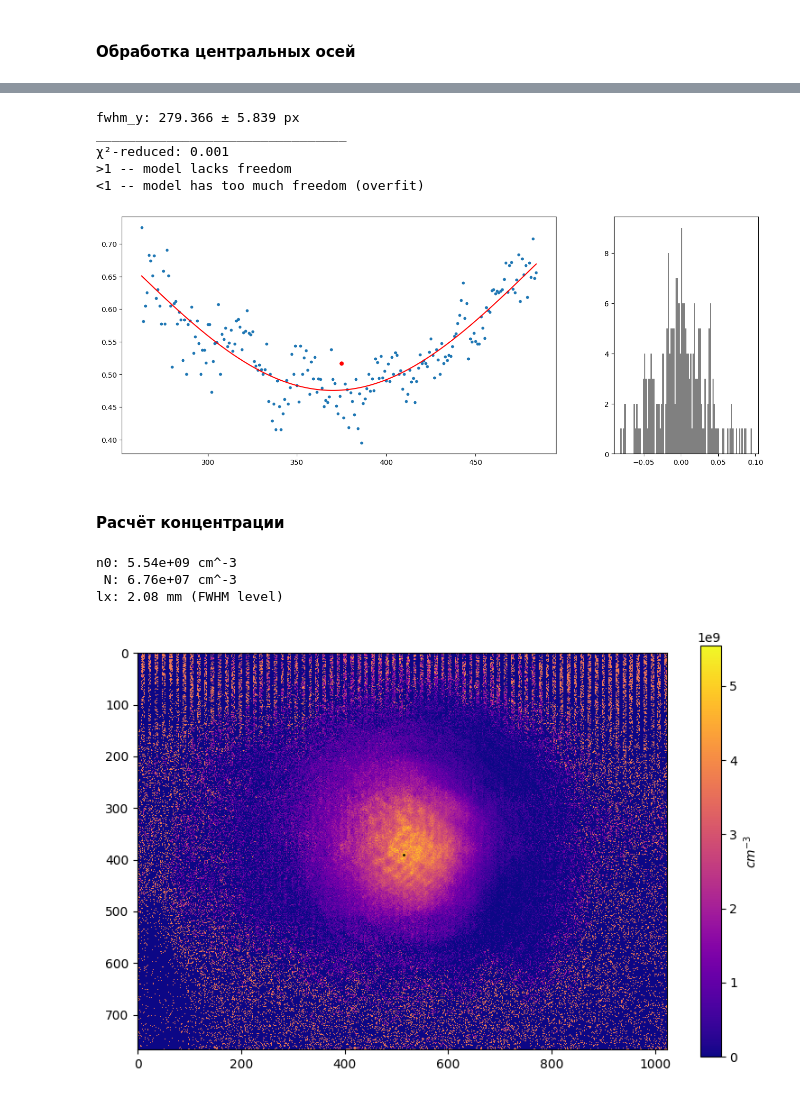
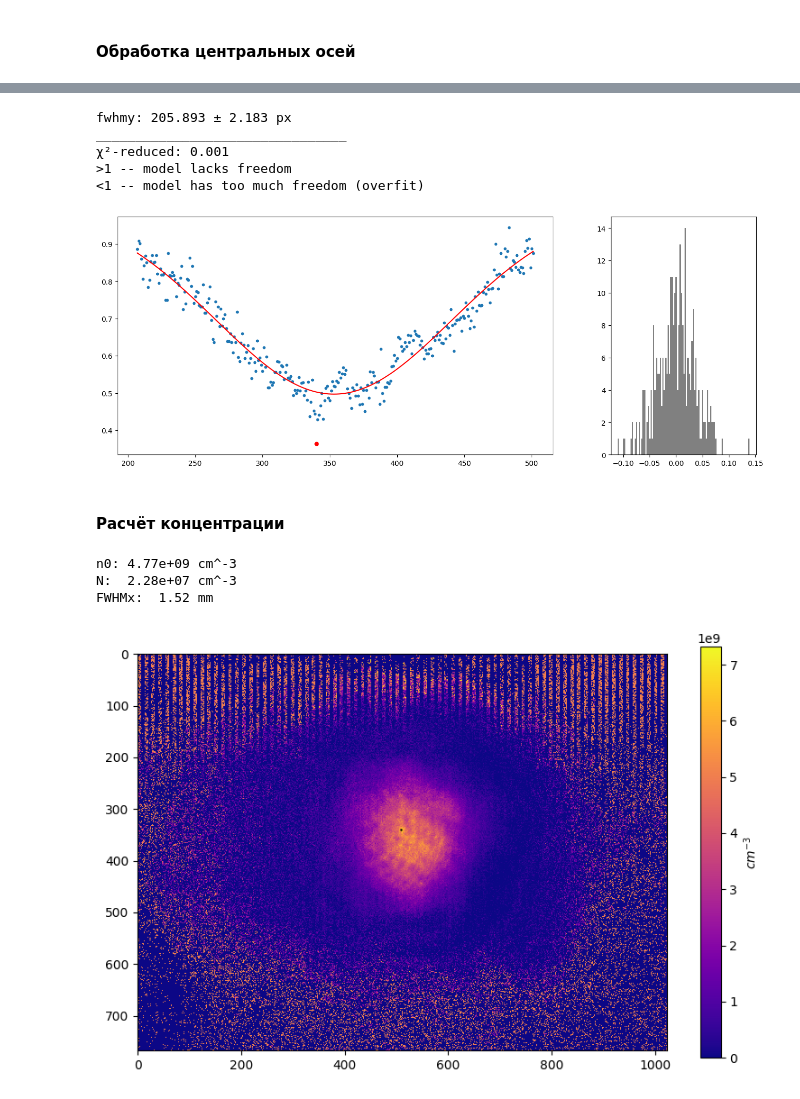
Before and after one commit to chekhyr/AbIm-soft, a Jupyter notebook: AI_Calcium.ipynb, the cells around one changed output, grey strips where cells are left out. Drawn from its saved outputs; the diff is of its cells as text; code cells hidden in the pictures.

```diff
--- a/AI_Calcium.ipynb
+++ b/AI_Calcium.ipynb
@@ -27,13 +27,13 @@ K_abs = 0.0008332755449029944
 # %% [markdown]
 #### Обработка поглощения
 # %%
-file_abs = "image_5"
+file = "image_0"
 #directory = r"..//" #EXPERIMENTS
 #directory = r"../..//" #desktop
-directory = r"../2025-10-09_densityScan_b=75/d=6.86V//" #EXPERIMENTS
+directory = r"../2025-10-09_densityScan_b=75/d=6.58V//" #EXPERIMENTS
 
 '''Чтение и разбиение файла'''
-img = PIL.Image.open(directory + file_abs + ".tif") #initially a grayscale image
+img = PIL.Image.open(directory + file + ".tif") #initially a grayscale image
 
 shots = []
 try:
@@ -131,8 +122,8 @@ plt.colorbar(shrink=.8)
 # %% [markdown]
 #### Обработка центральных осей
 # %%
-'''Профиль по оси j (для величины w_x)'''
-data = 1-T[ic_abs, j_min:j_max] #без медианного сглаживания шумы слишком сильные, чтобы сигнал был различим
+'''Профиль по оси j (для величины wx)'''
+data = 1-T[ic, j_min:j_max] #без медианного сглаживания шумы слишком сильные, чтобы сигнал был различим
 arg = np.arange(j_min, j_max, 1)
 
 '''Фитирование нормальным распределением'''
@@ -140,23 +131,25 @@ pars = gauss.guess(data, x=arg) #затравочные параметры
 out = gauss.fit(data, pars, x=arg, calc_covar=False)
 
 residuals = data - out.best_fit
-fwhmx_abs = out.params["fwhm"].value
-wx_abs = out.params["sigma"].value
-peak_abs = out.params["height"].value
+wx = out.params["sigma"].value
+fwhmx = out.params["fwhm"].value
+peak = 1-out.params["height"].value
 
-print("fwhm_x: %.3f ± %.3f px" % (fwhmx_abs, out.params["fwhm"].stderr)) #stderr соответствует p = 0.68 (1-сигма)
-#print("w_x: %.3f ± %.3f px" % (wx_abs, out.params["sigma"].stderr))
-print("peak absorption: %.3f%% ± %.3f%%" % (peak_abs*100, out.params["height"].stderr*100))
+'''Вывод фитирования'''
+print("fwhmx: %.3f ± %.3f px" % (fwhmx, out.params["fwhm"].stderr)) #stderr соответствует p = 0.68 (1-сигма)
+#print("wx: %.3f ± %.3f px" % (wx, out.params["sigma"].stderr))
+print("peak absorption: %.3f%% ± %.3f%%" % (peak*100, out.params["height"].stderr*100))
 print("________________________________")
 print("χ²-reduced: \033[31m%.3f\033[0m" % out.redchi)
 print(">1 -- model lacks freedom")
 print("<1 -- model has too much freedom (overfit)")
 #print("Fit explains \033[31m%.3f\033[0m%% of data (R² param)" % (out.rsquared*100))
 
+'''Визуализация'''
 fig, ax = plt.subplots(1, 2, gridspec_kw={'width_ratios': [3, 1]}, figsize=(16, 6))
 ax[0].scatter(arg, 1-data, s=10)
 ax[0].plot(arg, 1-out.best_fit, "r-")
-ax[0].plot(jc_abs, 1-data[jc_abs-j_min], 'r.', markersize=10)
+ax[0].plot(jc, 1-data[jc-j_min], 'r.', markersize=10)
 ax[1].hist(residuals.flatten(), bins=100, color="gray")
 plt.show()
 # %% [output]
@@ -170,68 +163,75 @@ ________________________________
 # %%
 '''Профиль по оси i (для величины w_y)'''
-data = 1-T[i_min:i_max, jc_abs]
+data = 1-T[i_min:i_max, jc]
 arg = np.arange(i_min, i_max, 1)
 
 '''Фитирование нормальным распределением'''
 pars = gauss.guess(data, x=arg)
 out = gauss.fit(data, pars, x=arg, calc_covar=False)
 
 residuals = data - out.best_fit
-fwhmy_abs = out.params["fwhm"].value
-wy_abs = out.params["sigma"].value
+wy = out.params["sigma"].value
+fwhmy = out.params["fwhm"].value
 
-print("fwhm_y: %.3f ± %.3f px" % (fwhmy_abs, out.params["fwhm"].stderr))
+'''Вывод фитирования'''
+print("fwhmy: %.3f ± %.3f px" % (fwhmy, out.params["fwhm"].stderr))
 print("________________________________")
 print("χ²-reduced: \033[31m%.3f\033[0m" % out.redchi)
 print(">1 -- model lacks freedom")
 print("<1 -- model has too much freedom (overfit)")
 #print("Fit explains \033[31m%.3f\033[0m%% of data (R² param)" % (out.rsquared*100))
 
+'''Визуализация'''
 fig, ax = plt.subplots(1, 2, gridspec_kw={'width_ratios': [3, 1]}, figsize=(16, 6))
 ax[0].scatter(arg, 1-data, s=10)
 ax[0].plot(arg, 1-out.best_fit, "r-")
-ax[0].plot(ic_abs, 1-data[ic_abs-i_min], 'r.', markersize=10)
+ax[0].plot(ic, 1-data[ic-i_min], 'r.', markersize=10)
 ax[1].hist(residuals.flatten(), bins=100, color="gray")
 plt.show()
 # %% [output]
-fwhm_y: 279.366 ± 5.839 px
+fwhmy: 205.893 ± 2.183 px
 ________________________________
 χ²-reduced: 0.001
 >1 -- model lacks freedom
 <1 -- model has too much freedom (overfit)
-[figure, old version]
+[figure, new version]
 # %% [markdown]
 #### Расчёт концентрации
 # %%
 '''Профиль концентрации атомов n(x, y)'''
-n = -np.log(T)/(np.sqrt(2*np.pi)*wx_abs*K_abs*crossection).astype(np.float32)
-_, n0, _, (j_peak, i_peak) = cv2.minMaxLoc(n, mask=ROI)
+n = -np.log(T)/(np.sqrt(2*np.pi)*wx*K*crossection).astype(np.float32)
 
+'''Порог фильтрации'''
+#_, nm, _, (j_peak, i_peak) = cv2.minMaxLoc(n, mask=ROI)
+nm = -np.log(T[ic, jc])/(np.sqrt(2*np.pi)*wx*K*crossection).astype(np.float32)
+'''Пиковая плотность'''
+n0 = -np.log(peak)/(np.sqrt(2*np.pi)*wx*K*crossection).astype(np.float32)
 '''Число атомов во всём облаке'''
-N = -(2*np.pi*wx_abs*K_abs*wy_abs*K_abs*np.log(T[i_peak, j_peak])/crossection).astype(np.float32)
+N = -(2*np.pi*wx*K*wy*K*np.log(peak)/crossection).astype(np.float32)
 
+'''Вывод значений'''
 print("n0: %.2e cm^-3" % n0)
-print(" N: %.2e cm^-3" % N)
-print("lx: %.2f mm (FWHM level)" % (fwhmx_abs*K_abs*10))
+print("N:  %.2e cm^-3" % N)
+print("FWHMx:  %.2f mm" % (fwhmx*K*10))
 
 '''Фильтрация физичных плотностей'''
 for i in range(rows): #rows
     for j in range(columns): #columns
         if n[i, j] < 0.:
             n[i, j] = 0.
-        elif n[i, j] > n0:
+        elif n[i, j] > nm:
             n[i, j] = 0.
 
 '''Визуализация'''
 plt.figure(figsize=(8, 6))
 plt.imshow(n, cmap="plasma", interpolation="none")
-plt.plot(j_peak, i_peak, 'ko', markersize=1)
+plt.plot(jc, ic, 'ko', markersize=.75)
 plt.colorbar(shrink=.8, label="$cm^{-3}$")
 plt.tight_layout()
 plt.show()
-#plt.savefig(directory + file_abs + "_n0=%.3e.png"%n0)
+#plt.savefig(directory + file + "_n0=%.3e.png"%n0)
 # %% [output]
-n0: 5.54e+09 cm^-3
- N: 6.76e+07 cm^-3
-lx: 2.08 mm (FWHM level)
+n0: 4.77e+09 cm^-3
+N:  2.28e+07 cm^-3
+FWHMx:  1.52 mm
-[figure, old version]
+[figure, new version]
```
Also changed, not shown: parts of 5 cells of this notebook.
